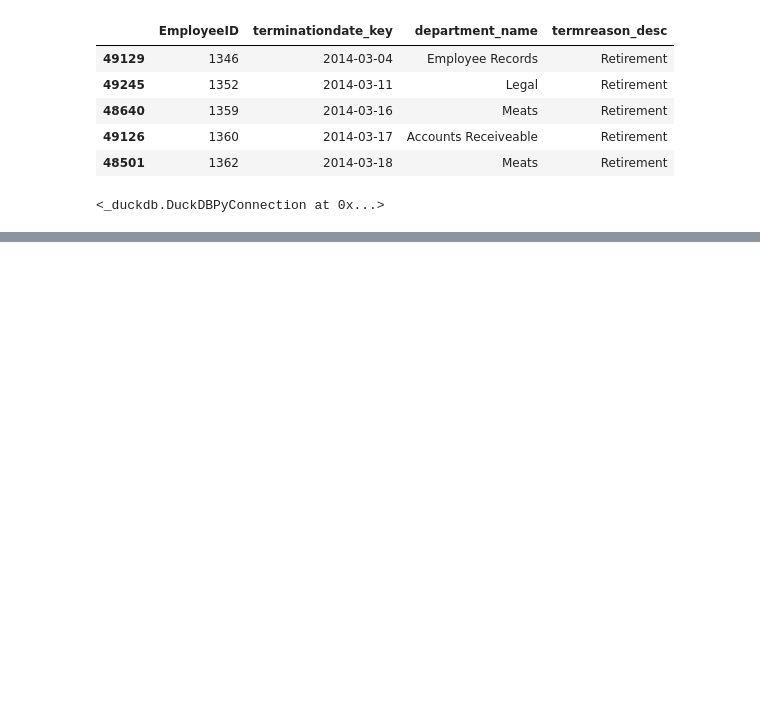
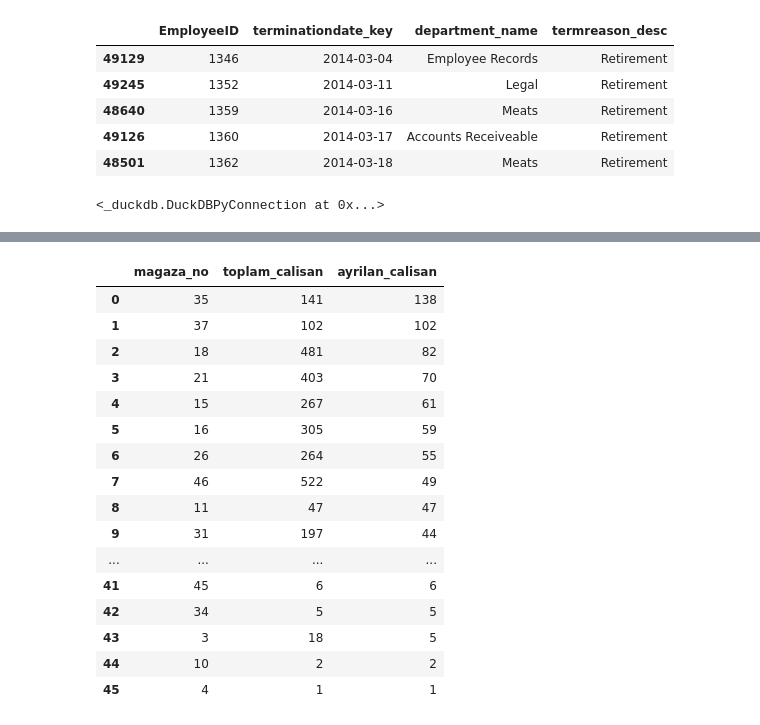
Before and after one commit to nazlican-engineer/Mercek, a Jupyter notebook: notebooks/03_duckdb_ambar.ipynb, the cells around one changed output, grey strips where cells are left out. Cells and saved outputs as stored; diff of their text form; code cells hidden in the pictures; blank space fills up the shorter version.

```diff
--- a/notebooks/03_duckdb_ambar.ipynb
+++ b/notebooks/03_duckdb_ambar.ipynb
@@ -657,0 +762,34 @@ con.close() #veri tabanını kapatıyoruz
+# %%
+# Mağazaların dönem boyunca toplam ve ayrılan çalışanlarını sayıyoruz.
+con.execute("""
+    SELECT
+        s.store_code AS magaza_no,
+        COUNT(DISTINCT f.employee_key) AS toplam_calisan,
+        COUNT(DISTINCT CASE
+            WHEN f.left_flag = 1 THEN f.employee_key
+        END) AS ayrilan_calisan
+    FROM fact_employee_year AS f
+    JOIN dim_store AS s
+        ON f.store_key = s.store_key
+    WHERE s.business_unit = 'STORES'
+    GROUP BY s.store_code
+    ORDER BY ayrilan_calisan DESC
+""").fetchdf()
+# %% [output]
+|  | magaza_no | toplam_calisan | ayrilan_calisan |
+| 0 | 35 | 141 | 138 |
+| 1 | 37 | 102 | 102 |
+| 2 | 18 | 481 | 82 |
+| 3 | 21 | 403 | 70 |
+| 4 | 15 | 267 | 61 |
+| 5 | 16 | 305 | 59 |
+| 6 | 26 | 264 | 55 |
+| 7 | 46 | 522 | 49 |
+| 8 | 11 | 47 | 47 |
+| 9 | 31 | 197 | 44 |
+| ... | ... | ... | ... |
+| 41 | 45 | 6 | 6 |
+| 42 | 34 | 5 | 5 |
+| 43 | 3 | 18 | 5 |
+| 44 | 10 | 2 | 2 |
+| 45 | 4 | 1 | 1 |
```
Also changed, not shown: parts of 9 cells of this notebook, 18 other files.
